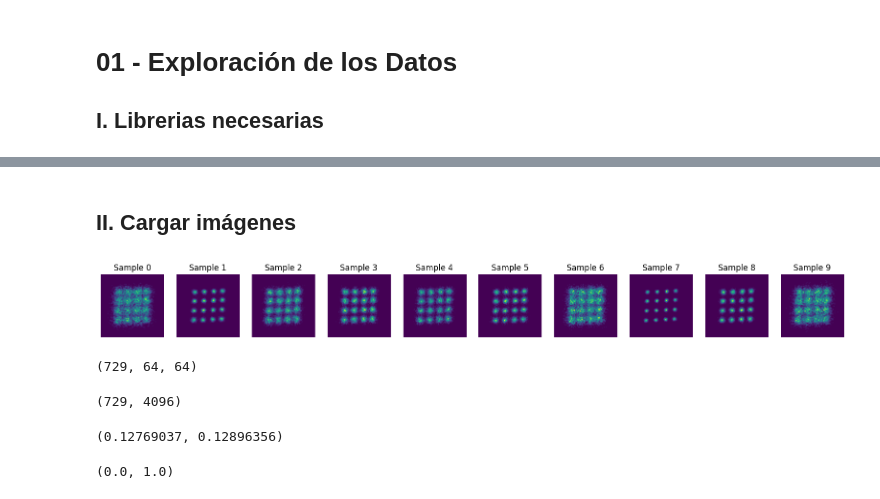
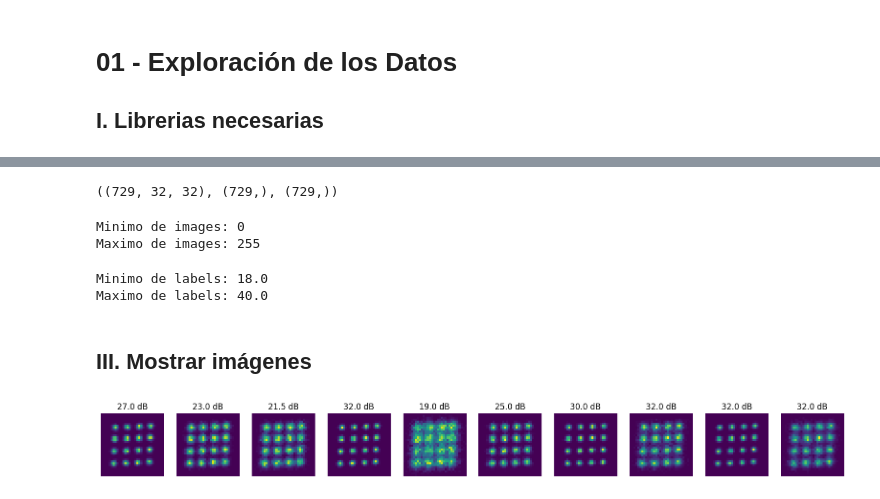
Before and after one commit to kevindmzapata/deep-learning-project, a Jupyter notebook: 01_exploracion_de_datos.ipynb, the cells around one changed output, grey strips where cells are left out. Cells and saved outputs as stored; diff of their text form; code cells hidden in the pictures.

```diff
--- a/01_exploracion_de_datos.ipynb
+++ b/01_exploracion_de_datos.ipynb
@@ -25,44 +19,33 @@ spacing = {
+# %%
+images, labels, spacing = load_data('database')
+# %%
+images.shape, labels.shape, spacing.shape
+# %% [output]
+((729, 32, 32), (729,), (729,))
+# %%
+print('Minimo de images:', images.min())
+print('Maximo de images:', images.max())
+# %% [output]
+Minimo de images: 0
+Maximo de images: 255
+# %%
+print('Minimo de labels:', labels.min())
+print('Maximo de labels:', labels.max())
+# %% [output]
+Minimo de labels: 18.0
+Maximo de labels: 40.0
 # %% [markdown]
-## II. Cargar imágenes
+## III. Mostrar imágenes
-# %%
-directory = "database"
-X = []
-
-for key, value in spacing.items():
-  for osnr in value:
-    for i in range(9):
-      path = f"{directory}/{key}/{osnr}_dB_sample_{i}.png"
-
-      # Get image
-      img = plt.imread(path)
-      X.append(img)
-
-X = np.array(X)
 # %%
-X_sample = np.random.permutation(X)[:10]
+X_sample_idx = np.random.randint(0, images.shape[0], 10)
+X_sample = images[X_sample_idx]
+y_sample = labels[X_sample_idx]
 
 fig, axes = plt.subplots(1, 10, figsize=(20, 2))
 for i, ax in enumerate(axes):
-    ax.set_title(f"Sample {i}")
+    ax.set_title(f"{y_sample[i]} dB")
     ax.imshow(X_sample[i])
     ax.axis("off")
 plt.show()
 # %% [output]
-[figure, old version]
+[figure, new version]
-# %%
-X.shape
-# %% [output]
-(729, 64, 64)
-# %%
-X_reshaped = X.reshape(X.shape[0], X.shape[1] * X.shape[2])
-X_reshaped.shape
-# %% [output]
-(729, 4096)
-# %%
-X_reshaped[:, 1000].mean(), X_reshaped[:, 1000].std()
-# %% [output]
-(0.12769037, 0.12896356)
-# %%
-X_reshaped[0].min(), X_reshaped[0].max()
-# %% [output]
-(0.0, 1.0)
```
Also changed, not shown: parts of 15 cells of this notebook.
